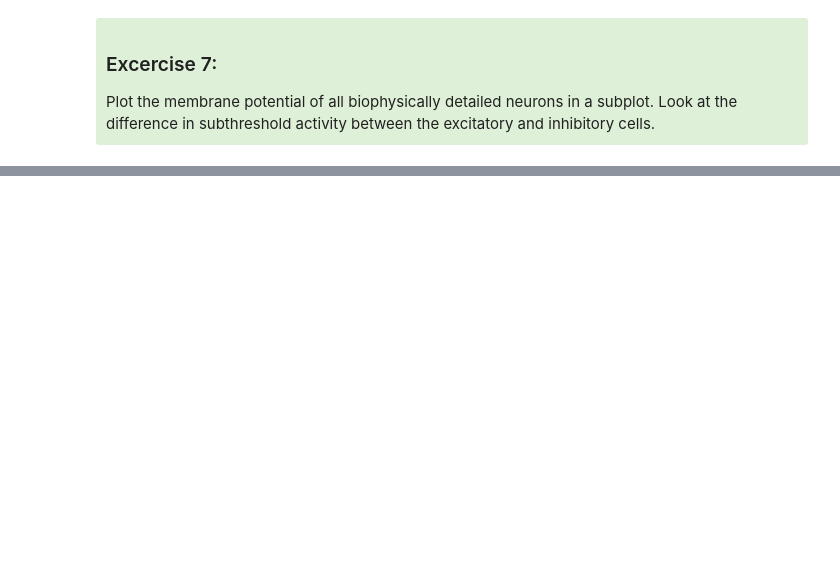
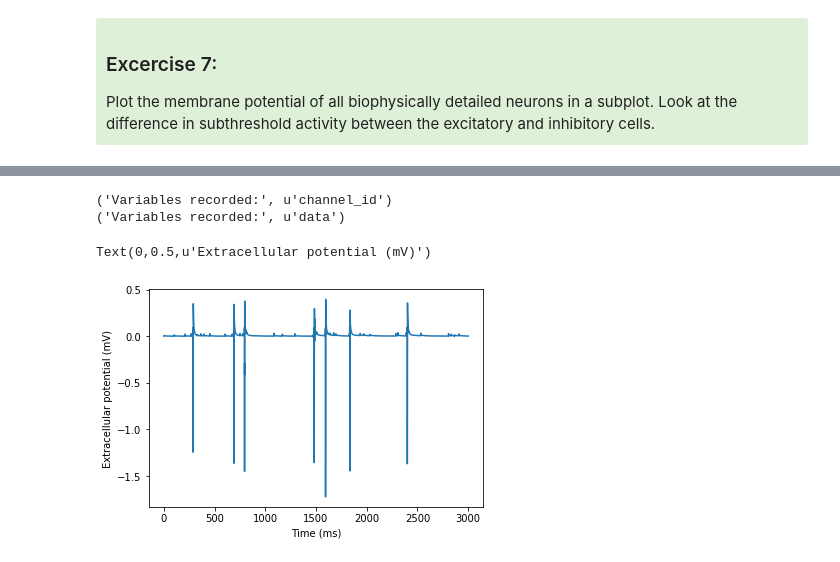
Before and after one commit to AllenInstitute/SWDB_2018, a Jupyter notebook: DynamicBrain/solutions/Modeling/biophysical_notebook/biophysical_modeling_solutions.ipynb, the cells around one changed output, grey strips where cells are left out. Drawn from its saved outputs; the diff is of its cells as text; code cells hidden in the pictures; blank space fills up the shorter version.

```diff
--- a/DynamicBrain/solutions/Modeling/biophysical_notebook/biophysical_modeling_solutions.ipynb
+++ b/DynamicBrain/solutions/Modeling/biophysical_notebook/biophysical_modeling_solutions.ipynb
@@ -853,2 +858,22 @@ for i, node in enumerate(nodes):
+# %%
+h5_output_file = 'output/ecp.h5'
+f = h5py.File(h5_output_file, 'r')
+for key in f:
+    if key.lower() == 'mapping':
+        continue
+    print('Variables recorded:', key)
+# %% [output]
+('Variables recorded:', u'channel_id')
+('Variables recorded:', u'data')
+# %%
+channel = 0  # we only have one electrode at (0.5, 0.5, 0.5)
+ecp = np.array(f['/data'])
+time = np.arange(0, config_file['run']['tstop'], config_file['run']['dt'])
+plt.plot(time, ecp[:,channel])
+plt.xlabel('Time (ms)')
+plt.ylabel('Extracellular potential (mV)')
+# %% [output]
+Text(0,0.5,u'Extracellular potential (mV)')
+[figure, added]
 # %% [markdown]
 <div style="background: #DFF0D8; border-radius: 3px; padding: 10px; \">
```
Also changed, not shown: parts of 11 cells of this notebook, 4 other files.
